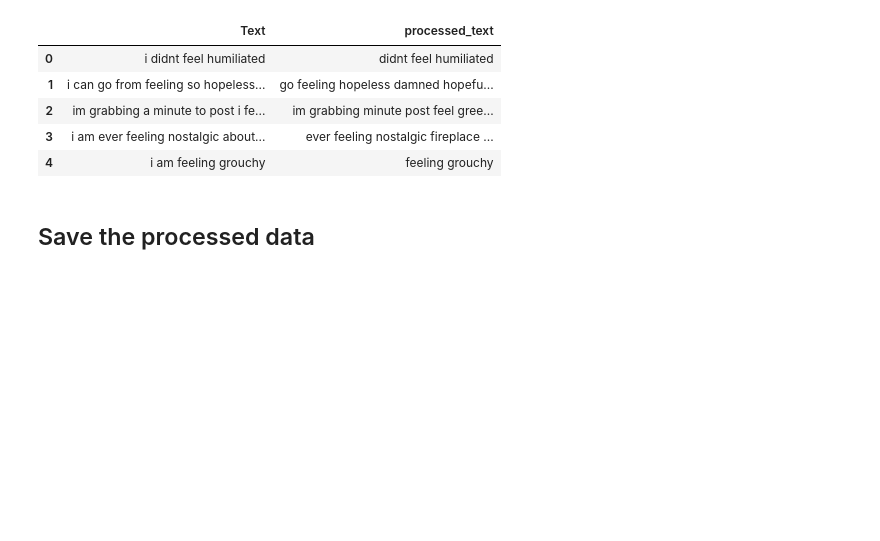
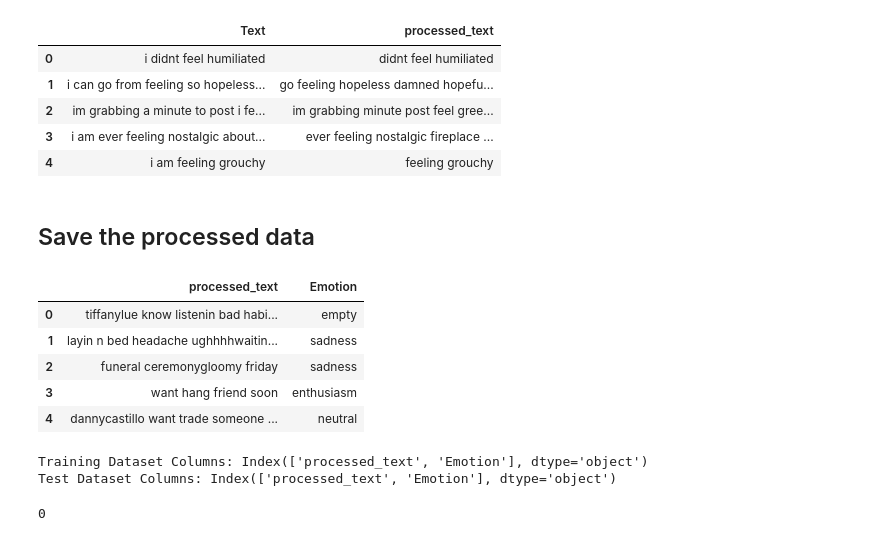
Before and after one commit to Enam88/ML-in-the-Clouds, a Jupyter notebook: notebooks/data_acquisition_preprocessing.ipynb, the cells around one changed output. Saved outputs shown, nothing was run; the diff lists cells and outputs as text; code cells hidden in the pictures; blank space fills up the shorter version.

Commit message:
preprocessing notebook update

```diff
--- a/notebooks/data_acquisition_preprocessing.ipynb
+++ b/notebooks/data_acquisition_preprocessing.ipynb
@@ -400,0 +410,39 @@ test_df.to_csv('data/processed_test.csv', index=False)
+# %%
+test_df.head()
+# %% [output]
+|  | processed_text | Emotion |
+| 0 | tiffanylue know listenin bad habi... | empty |
+| 1 | layin n bed headache ughhhhwaitin... | sadness |
+| 2 | funeral ceremonygloomy friday | sadness |
+| 3 | want hang friend soon | enthusiasm |
+| 4 | dannycastillo want trade someone ... | neutral |
+# %%
+# # Preprocess the data
+# train_df = preprocess_data(train_df, 'Text')
+# test_df = preprocess_data(test_df, 'content')
+
+
+# # Align columns
+# # For training data, we use 'processed_text' as feature and 'Emotion' as target
+# train_df = train_df[['processed_text', 'Emotion']]
+
+# # For test data, we use 'processed_text' as feature and 'sentiment' as target
+# # Rename 'sentiment' to 'Emotion' to match the training set
+# test_df = test_df[['processed_text', 'sentiment']]
+# test_df.rename(columns={'sentiment': 'Emotion'}, inplace=True)
+
+# Verify the alignment
+print("Training Dataset Columns:", train_df.columns)
+print("Test Dataset Columns:", test_df.columns)
+
+# Save the processed data
+train_df.to_csv('../data/processed_train.csv', index=False)
+test_df.to_csv('../data/processed_test.csv', index=False)
+# %% [output]
+Training Dataset Columns: Index(['processed_text', 'Emotion'], dtype='object')
+Test Dataset Columns: Index(['processed_text', 'Emotion'], dtype='object')
+# %%
+# Handle missing values in 'processed_text'
+test_df['processed_text'].isna().sum()
+# %% [output]
+0
```
Also changed, not shown: parts of 8 cells of this notebook.
